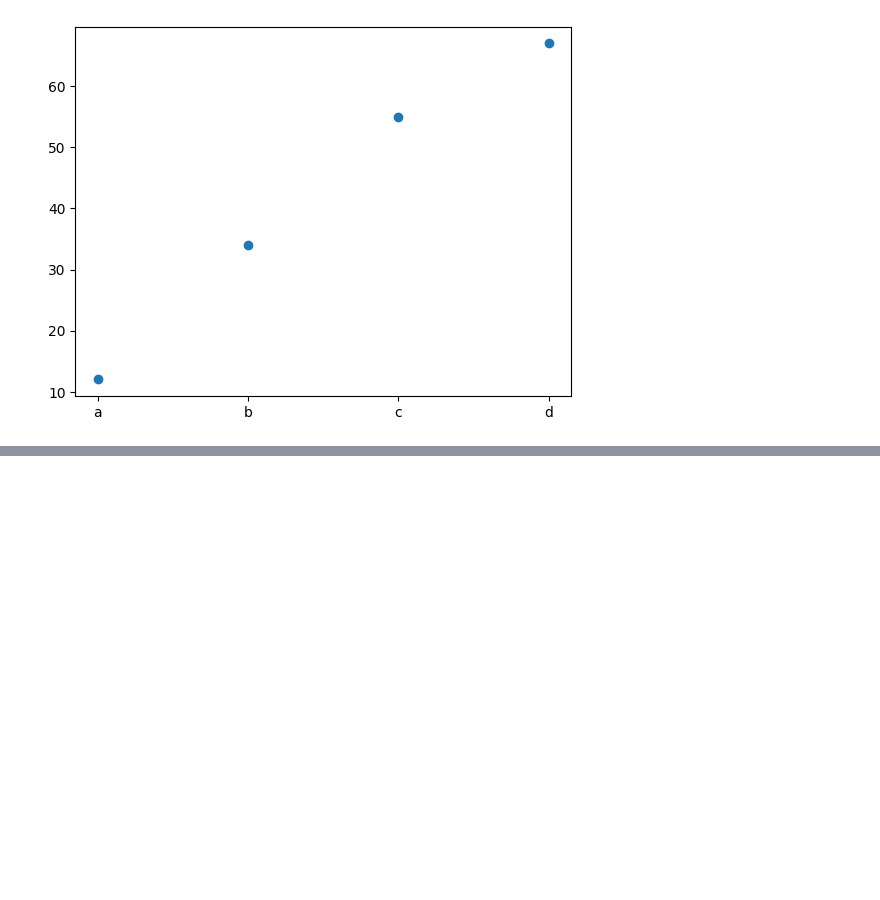
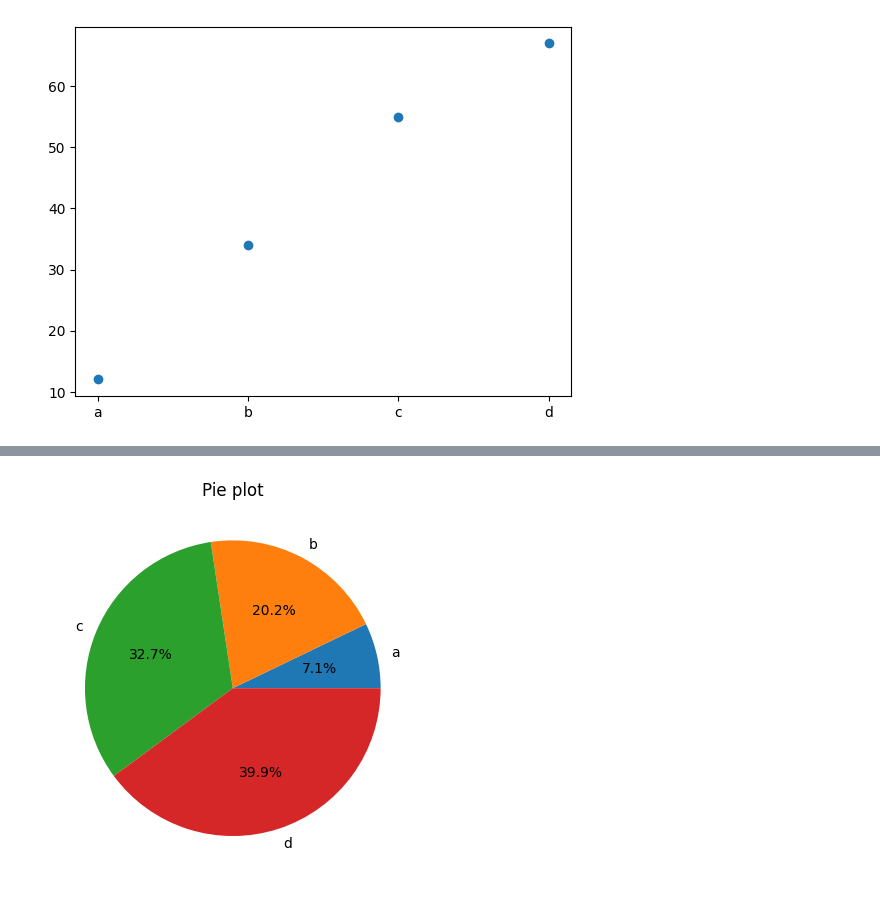
Before and after one commit to SinhaAshi/Python-Practise, a Jupyter notebook: matplotlib.ipynb, the cells around one changed output, grey strips where cells are left out. Saved outputs shown, nothing was run; the diff lists cells and outputs as text; code cells hidden in the pictures; blank space fills up the shorter version.

```diff
--- a/matplotlib.ipynb
+++ b/matplotlib.ipynb
@@ -220,0 +238,8 @@ plt.bar(company,revenue)
+# %%
+#pie chart
+plt.pie(revenue, labels=company,autopct='%1.1f%%')
+plt.title("Pie plot")
+plt.show()
+ #pie chart is used to show the percentage contribution of each category in the total.
+# %% [output]
+[figure, added]
```
Also changed, not shown: parts of 44 cells of this notebook, 3 other files.
